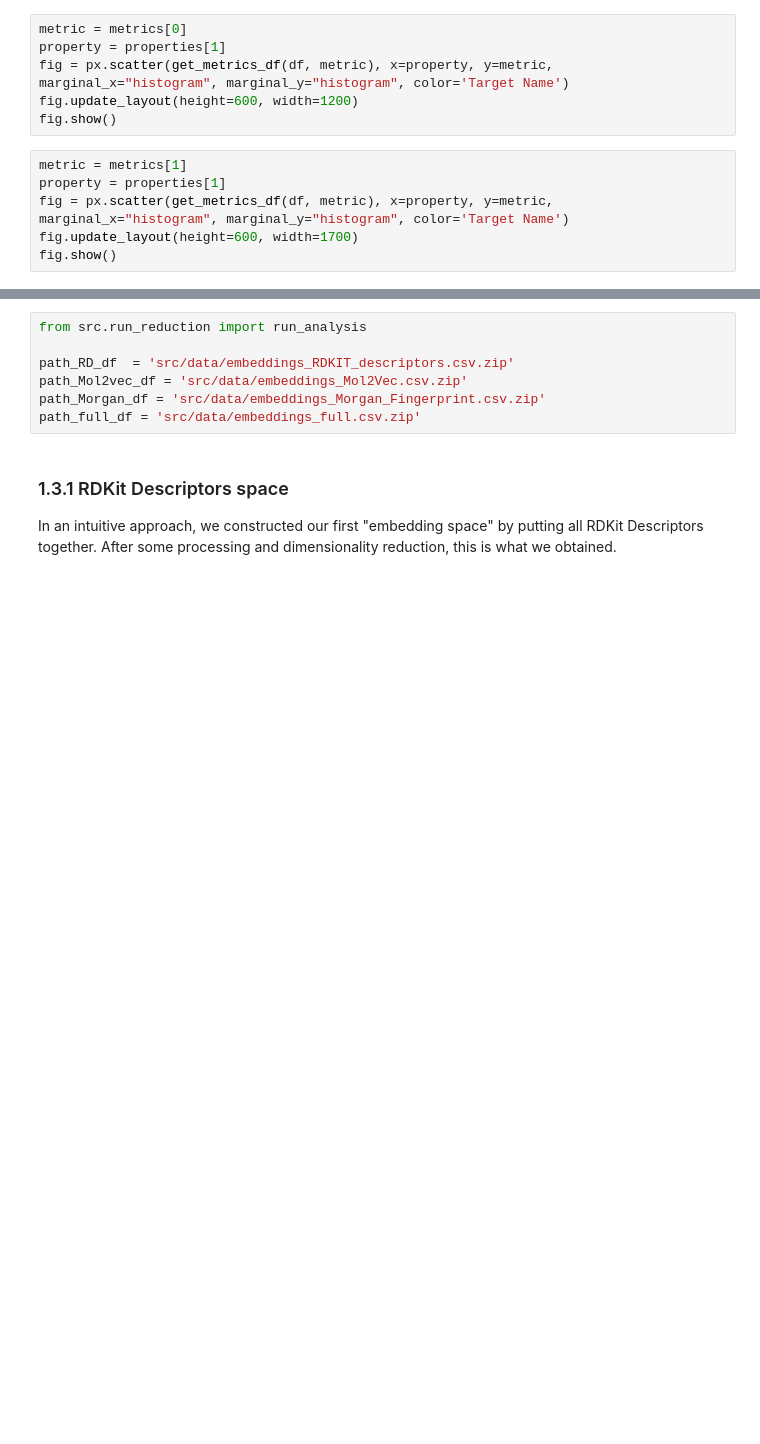
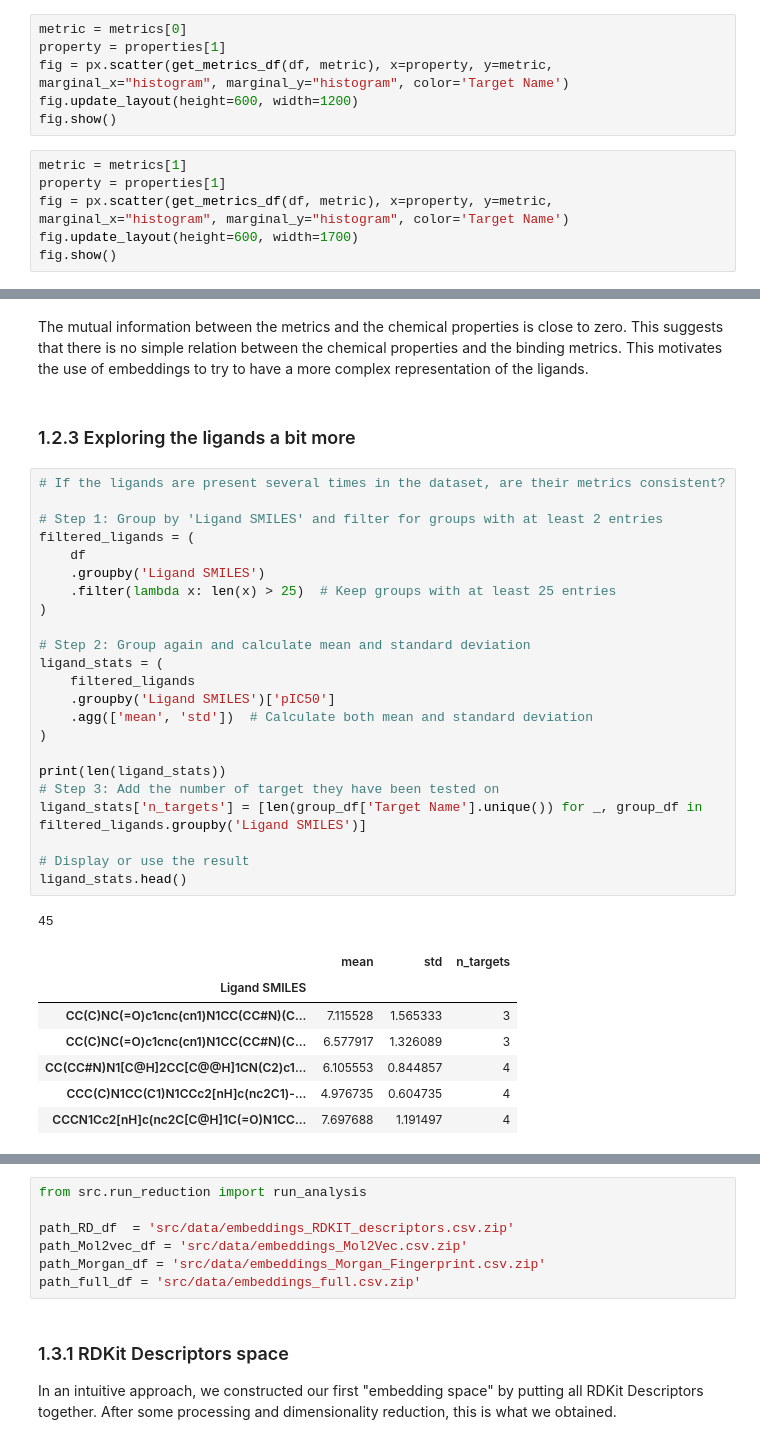
Before and after one commit to epfl-ada/ada-2024-project-laambada, a Jupyter notebook: results.ipynb, the cells around one changed output, grey strips where cells are left out. Cells and saved outputs as stored; diff of their text form; blank space fills up the shorter version.

Commit message:
in between

```diff
--- a/results.ipynb
+++ b/results.ipynb
@@ -179,0 +222,36 @@ This section explores various ways of embedding ligands.
+# %% [markdown]
+The mutual information between the metrics and the chemical properties is close to zero. This suggests that there is no simple relation between the chemical properties and the binding metrics. This motivates the use of embeddings to try to have a more complex representation of the ligands.
+# %% [markdown]
+### 1.2.3 Exploring the ligands a bit more
+# %%
+# If the ligands are present several times in the dataset, are their metrics consistent?
+
+# Step 1: Group by 'Ligand SMILES' and filter for groups with at least 2 entries
+filtered_ligands = (
+    df
+    .groupby('Ligand SMILES')
+    .filter(lambda x: len(x) > 25)  # Keep groups with at least 25 entries
+)
+
+# Step 2: Group again and calculate mean and standard deviation
+ligand_stats = (
+    filtered_ligands
+    .groupby('Ligand SMILES')['pIC50']
+    .agg(['mean', 'std'])  # Calculate both mean and standard deviation
+)
+
+print(len(ligand_stats))
+# Step 3: Add the number of target they have been tested on
+ligand_stats['n_targets'] = [len(group_df['Target Name'].unique()) for _, group_df in filtered_ligands.groupby('Ligand SMILES')]
+
+# Display or use the result
+ligand_stats.head()
+# %% [output]
+45
+|  | mean | std | n_targets |
+| Ligand SMILES |  |  |  |
+| CC(C)NC(=O)c1cnc(cn1)N1CC(CC#N)(C... | 7.115528 | 1.565333 | 3 |
+| CC(C)NC(=O)c1cnc(cn1)N1CC(CC#N)(C... | 6.577917 | 1.326089 | 3 |
+| CC(CC#N)N1[C@H]2CC[C@@H]1CN(C2)c1... | 6.105553 | 0.844857 | 4 |
+| CCC(C)N1CC(C1)N1CCc2[nH]c(nc2C1)-... | 4.976735 | 0.604735 | 4 |
+| CCCN1Cc2[nH]c(nc2C[C@H]1C(=O)N1CC... | 7.697688 | 1.191497 | 4 |
```
Also changed, not shown: parts of 12 cells of this notebook.
